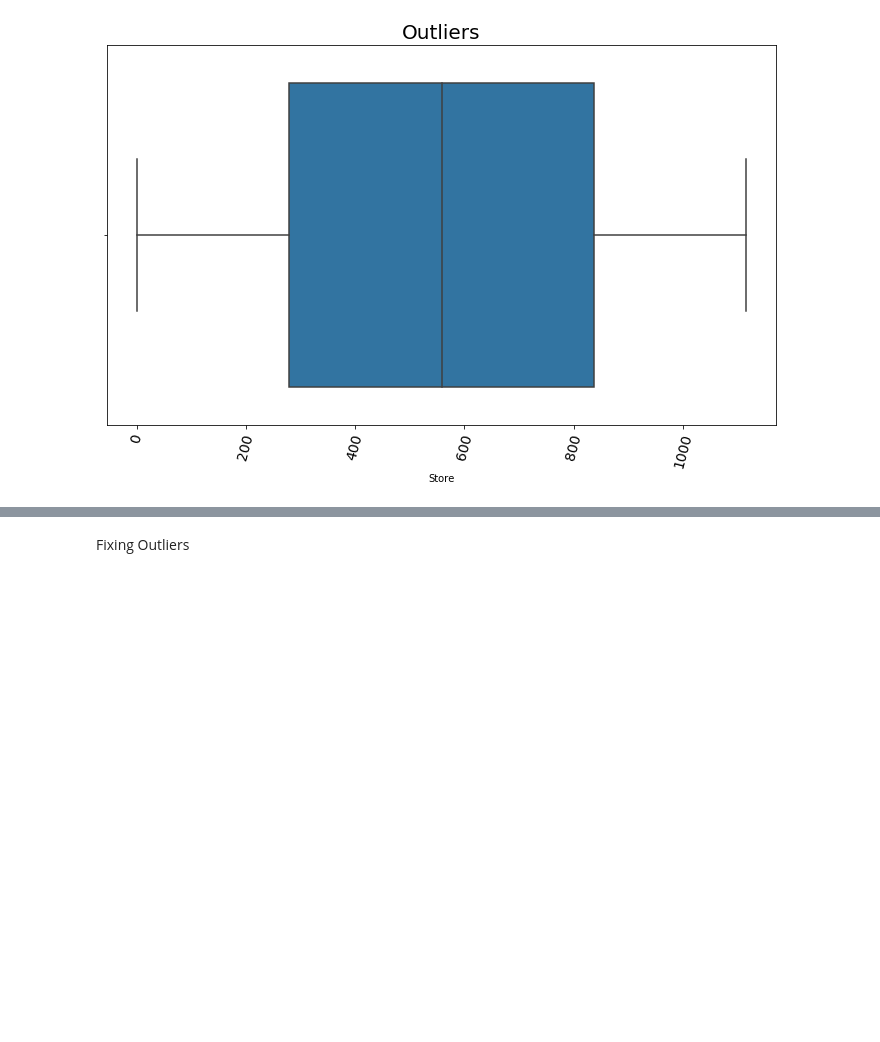
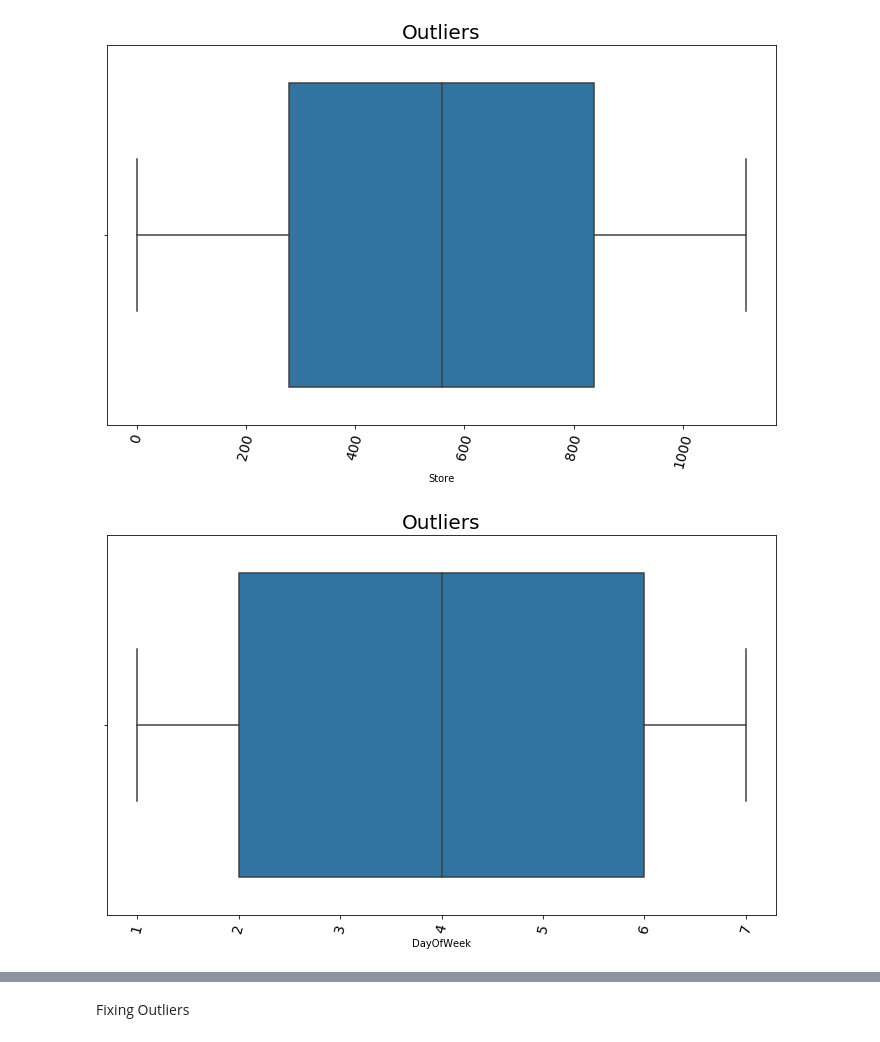
Before and after one commit to BirhanuGebisa/Pharmaceutical_sales_prediction, a Jupyter notebook: notebooks/preprocessing.ipynb, the cells around one changed output, grey strips where cells are left out. Cells and saved outputs as stored; diff of their text form; code cells hidden in the pictures; blank space fills up the shorter version.

```diff
--- a/notebooks/preprocessing.ipynb
+++ b/notebooks/preprocessing.ipynb
@@ -144,5 +144,7 @@ visualize.plot_box(store_df, 'Store', 'Outliers')
 # %% [output]
 [figure]
 # %%
-exploration.plot_box(test_data, 'DayOfWeek', 'Outliers')
+visualize.plot_box(test_df, 'DayOfWeek', 'Outliers')
+# %% [output]
+[figure, added]
 # %%
```
Also changed, not shown: parts of 11 cells of this notebook.
